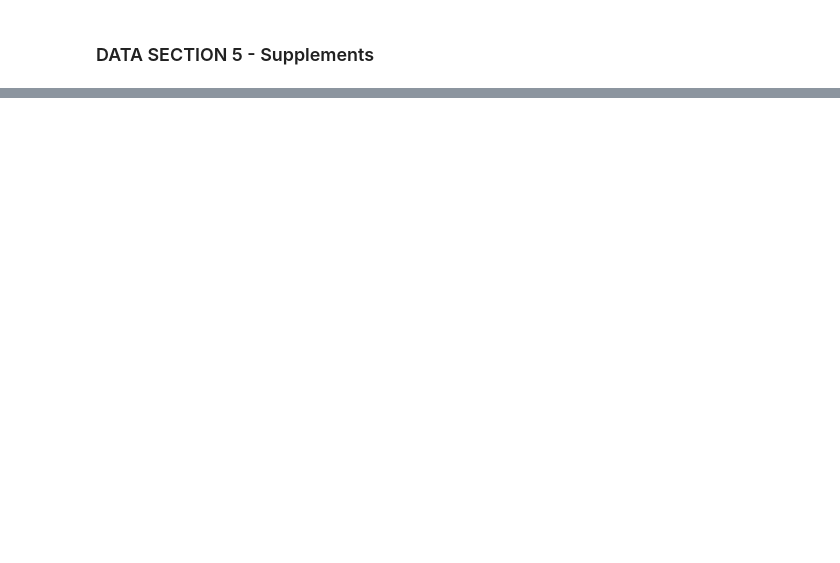
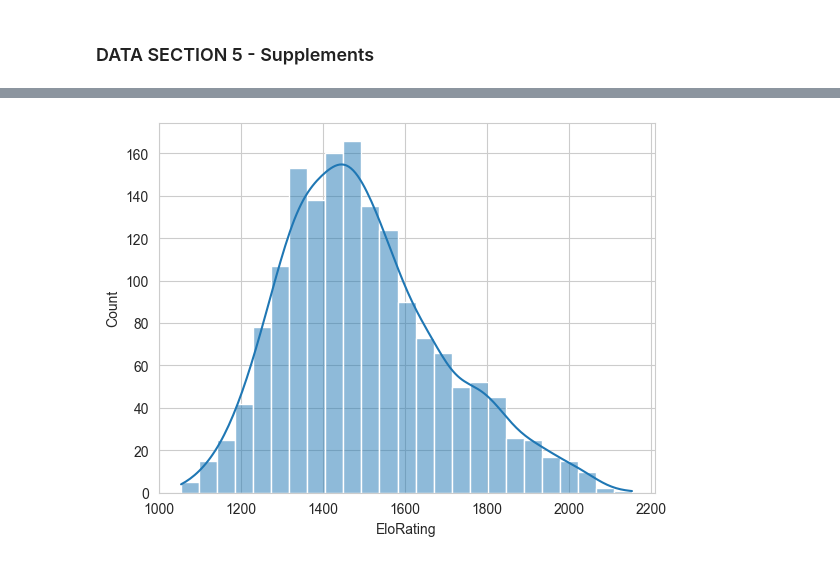
Before and after one commit to fantasy2fry/march-ml-madness-2025, a Jupyter notebook: src/fantasy2fry/eda.ipynb, the cells around one changed output, grey strips where cells are left out. Drawn from its saved outputs; the diff is of its cells as text; code cells hidden in the pictures; blank space fills up the shorter version.

```diff
--- a/src/fantasy2fry/eda.ipynb
+++ b/src/fantasy2fry/eda.ipynb
@@ -169,0 +176,6 @@ Conferences.csv
+# %%
+mteamcoaches = pd.read_csv(folder + "MTeamCoaches.csv")
+mregularseasondetailedresults = pd.read_csv(folder + "MRegularSeasonDetailedResults.csv")
+mregularseasoncompactresults = pd.read_csv(folder + "MRegularSeasonCompactResults.csv")
+mncaatourneycompactresults = pd.read_csv(folder + "MNCAATourneyCompactResults.csv")
+mncaatourneycompactresults
@@ -169,0 +306,14 @@ Conferences.csv
+# %%
+coach_stats['home_win_pct'] = np.where(
+    (coach_stats['num_home_lost'] + coach_stats['num_home_wins']) == 0,
+    0,  # wartość domyślna, gdy mianownik wynosi 0
+    coach_stats['num_home_wins'] / (coach_stats['num_home_lost'] + coach_stats['num_home_wins'])
+)
+coach_stats['away_win_pct'] = np.where((coach_stats['num_away_lost']+coach_stats['num_away_wins'] )==0,0,
+coach_stats['num_away_wins'] / (coach_stats['num_away_lost']+coach_stats['num_away_wins']) )
+coach_stats['win_pct'] = coach_stats['num_wins'] / coach_stats['num_games']
+coach_stats['neutral_win_pct'] = np.where((coach_stats['num_neutral_lost']+coach_stats['num_neutral_wins'])==0,0,
+coach_stats['num_neutral_wins'] / (coach_stats['num_neutral_lost']+coach_stats['num_neutral_wins']) )
+coach_stats = coach_stats.fillna(0)
+coach_stats = coach_stats.sort_values(by='num_wins', ascending=False)
+coach_stats
@@ -169,0 +439,16 @@ Conferences.csv
+# %%
+matchups = games_df.merge(
+    mteamcoaches, left_on=['Season', 'WTeamID'], right_on=['Season', 'TeamID'], how='left'
+).rename(columns={'CoachName': 'WinningCoach'}).merge(
+    mteamcoaches, left_on=['Season', 'LTeamID'], right_on=['Season', 'TeamID'], how='left'
+).rename(columns={'CoachName': 'LosingCoach'})
+for _, row in matchups.iterrows():
+    winner = row['WinningCoach']
+    loser = row['LosingCoach']
+
+    if pd.notna(winner) and pd.notna(loser):
+        update_elo(winner, loser)
+
+elo_df = pd.DataFrame(list(elo_ratings.items()), columns=['CoachName', 'EloRating']).sort_values(by='EloRating', ascending=False)
+
+print(elo_df)
@@ -169,0 +470,3 @@ Conferences.csv
+# %%
+coach_stats = coach_stats.merge(elo_df, on='CoachName', how='left')
+coach_stats
@@ -169,0 +503,6 @@ Conferences.csv
+# %%
+### Elo distribution
+sns.histplot(coach_stats['EloRating'], kde=True)
+plt.show()
+# %% [output]
+[figure, added]
```
Also changed, not shown: parts of 32 cells of this notebook.
